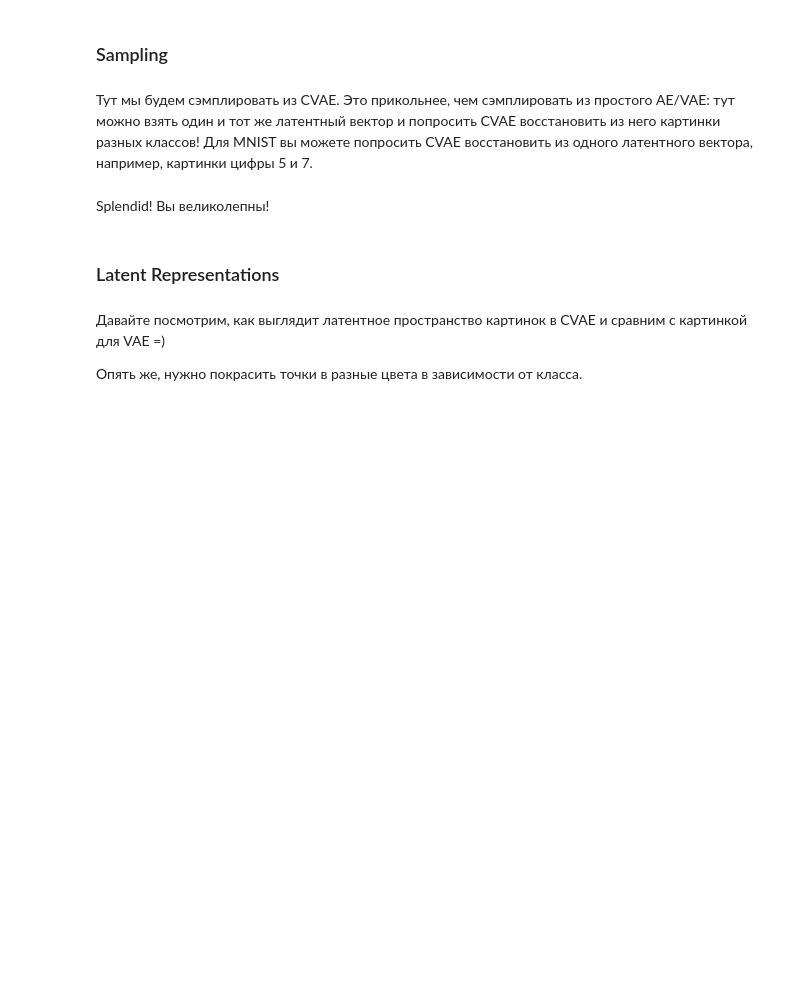
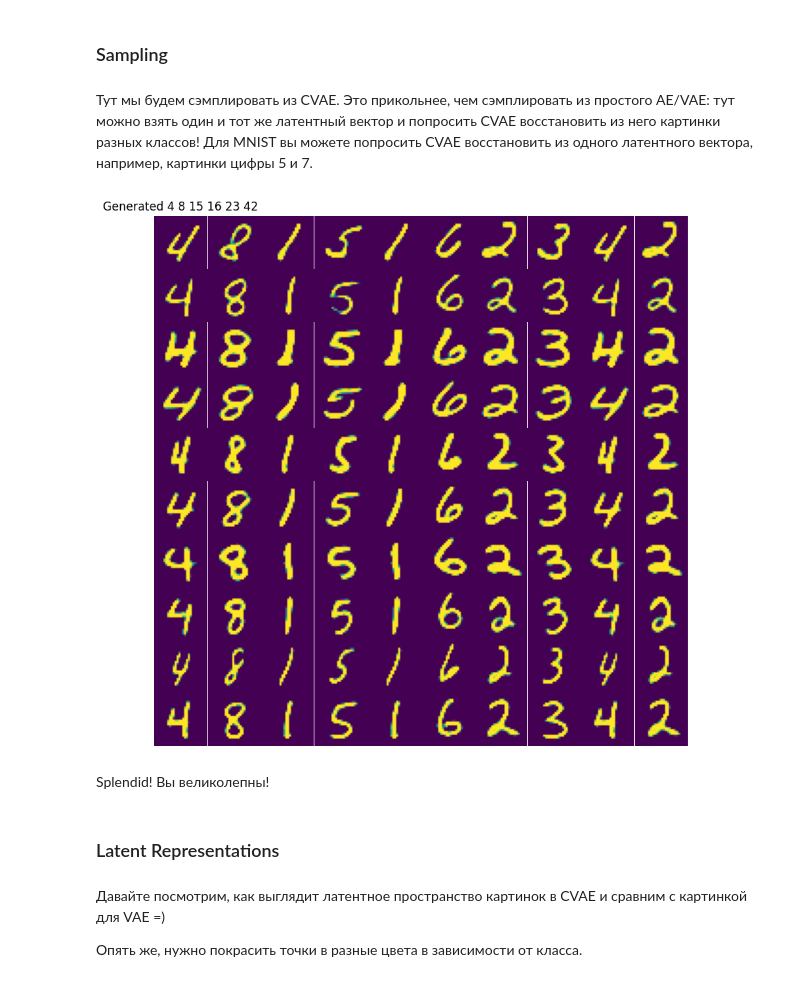
Before and after one commit to Figishe/DeepLearningSchool_part_1_ml_cv, a Jupyter notebook: week_10_AE_VAE/Homework/hw_7_autoencoders.ipynb, the cells around one changed output. Cells and saved outputs as stored; diff of their text form; code cells hidden in the pictures; blank space fills up the shorter version.

Commit message:
HW7 cvae done

```diff
--- a/week_10_AE_VAE/Homework/hw_7_autoencoders.ipynb
+++ b/week_10_AE_VAE/Homework/hw_7_autoencoders.ipynb
@@ -589,20 +611,18 @@ torch.Size([1, 28, 28])
 Реализуем VAE. Архитектуру (conv, fully-connected, ReLu, etc) можете выбирать сами. Рекомендуем пользоваться более сложными моделями, чем та, что была на семинаре:) Экспериментируйте!
 # %%
 class VariationEncoder(nn.Module):
-    def __init__(self, conv_channels, dim_code, img_size, in_channels=1) -> None:
+    def __init__(self, conv_channels, img_size, out_channels, in_channels=1) -> None:
         super(VariationEncoder, self).__init__()
 
         self.backbone = nn.Sequential(
             EncoderBlock(in_channels=in_channels,   out_channels=conv_channels, depth=2), # IMG_SIZE / 2
             EncoderBlock(in_channels=conv_channels, out_channels=conv_channels, depth=2), # IMG_SIZE / 4
-            # EncoderBlock(in_channels=conv_channels, out_channels=conv_channels, depth=2), # IMG_SIZE / 8
-            # EncoderBlock(in_channels=conv_channels, out_channels=conv_channels, depth=2), # IMG_SIZE / 16
             nn.Flatten(1),
         )
 
         features = conv_channels * (img_size // 4) ** 2
-        self.fc_mu = nn.Linear(features, dim_code)
-        self.fc_logvar = nn.Linear(features, dim_code)
+        self.fc_mu = nn.Linear(features, out_channels)
+        self.fc_logvar = nn.Linear(features, out_channels)
 
     def forward(self, x):
         features = self.backbone(x)
@@ -616,7 +636,7 @@ class VAE(nn.Module):
     def __init__(self, dim_code, img_size, in_channels=1, out_channels=1, conv_channels=16):
         super(VAE, self).__init__()
 
-        self.encoder = VariationEncoder(conv_channels, dim_code, img_size, in_channels=in_channels)
+        self.encoder = VariationEncoder(conv_channels, img_size, out_channels=dim_code, in_channels=in_channels)
 
         compressed_square_size = img_size // 4
 
@@ -648,8 +668,8 @@ class VAE(nn.Module):
 
         return reconstruction, mean, logvar
 
-LATENT_DIMENSIONS = 8
-vae = VAE(dim_code=LATENT_DIMENSIONS, img_size=IMG_SIZE)
+MNIST_LATENT_DIMENSIONS = 8
+vae = VAE(dim_code=MNIST_LATENT_DIMENSIONS, img_size=IMG_SIZE)
 from torchinfo import summary
 summary(vae, input_size=(1,1,IMG_SIZE,IMG_SIZE))
 # %% [output]
@@ -776,7 +796,7 @@ trainer.fit(model, train_loader, val_loader)
 # %%
 best_vae = LitVAE.load_from_checkpoint(
     'checkpoints/vae/v1/vae-epoch=065.ckpt',
-    model=VAE(dim_code=LATENT_DIMENSIONS, img_size=IMG_SIZE),
+    model=VAE(dim_code=MNIST_LATENT_DIMENSIONS, img_size=IMG_SIZE),
     loss=loss_vae,
     lr=1e-3
 ).to(DEVICE)
@@ -816,8 +836,7 @@ for X, _ in val_loader:
 # %% [markdown]
 Давайте попробуем проделать для VAE то же, что и с обычным автоэнкодером -- подсунуть decoder'у из VAE случайные векторы из нормального распределения и посмотреть, какие картинки получаются:
 # %%
-# вспомните про замечание из этого же пункта обычного AE про распределение латентных переменных
-z = np.array([np.random.normal(0, 1, LATENT_DIMENSIONS) for i in range(25)])
+z = np.array([np.random.normal(0, 1, MNIST_LATENT_DIMENSIONS) for i in range(25)])
 
 with torch.no_grad():
     output = best_vae.model.decoder(torch.tensor(z).float().to(DEVICE))
@@ -938,0 +1089,10 @@ class CVAE(nn.Module):
+# %%
+best_cvae = LitVAE.load_from_checkpoint(
+    'checkpoints/cvae/v1/cvae-epoch=062.ckpt',
+    model=CVAE(dim_code=MNIST_LATENT_DIMENSIONS, img_size=IMG_SIZE, n_classes=MNIST_CLASSES),
+    loss=loss_vae,
+    lr=1e-3
+).to(DEVICE)
+
+best_cvae.eval()
+print("Checkpoint loaded")
@@ -946,3 +1107,16 @@ class CVAE(nn.Module):
+# %%
+z = np.array([np.random.normal(0, 1, MNIST_LATENT_DIMENSIONS) for i in range(10)])
+
+with torch.no_grad():
+    outputs = torch.tensor([])
+    for n in [4,8,1,5,1,6,2,3,4,2]:
+        z_t = torch.tensor(z).float()
+        num_t = torch.ones(z_t.shape[0]).long().mul(n).to(DEVICE)
+        output = best_cvae.model.decode(z_t.to(DEVICE), class_num=num_t).detach().cpu()
+        outputs = torch.cat([outputs, output], dim=0)
+    plot_generated_images(outputs, square_size=10, title=f"Generated 4 8 15 16 23 42")
+# %% [output]
+[figure, added]
 # %% [markdown]
 Splendid! Вы великолепны!
 # %% [markdown]
```
Also changed, not shown: parts of 20 cells of this notebook.
